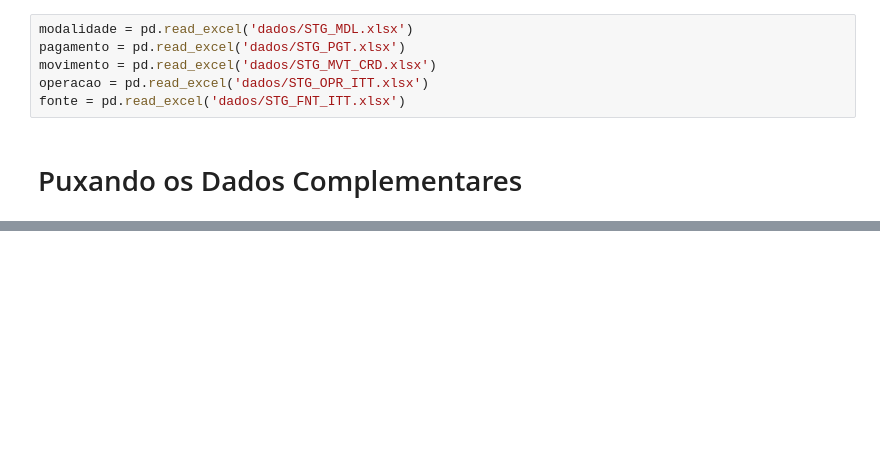
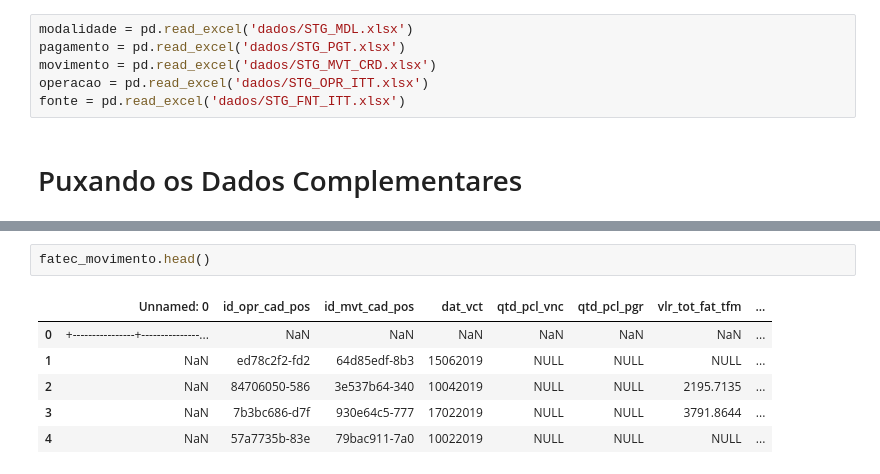
Before and after one commit to hsousadev/SPC-projeto-integrador, a Jupyter notebook: Entrega 3/Puxando Dados - Entrega 4.ipynb, the cells around one changed output, grey strips where cells are left out. Drawn from its saved outputs; the diff is of its cells as text; blank space fills up the shorter version.

```diff
--- a/Entrega 3/Puxando Dados - Entrega 4.ipynb
+++ b/Entrega 3/Puxando Dados - Entrega 4.ipynb
@@ -16,0 +48,9 @@ pessoa_fisica = pd.read_csv("dados/fatec_pessoa_fisica.csv", sep = '|', encoding
+# %%
+fatec_movimento.head()
+# %% [output]
+|  | Unnamed: 0 | id_opr_cad_pos | id_mvt_cad_pos | dat_vct | qtd_pcl_vnc | qtd_pcl_pgr | vlr_tot_fat_tfm | ... |
+| 0 | +----------------+---------------... | NaN | NaN | NaN | NaN | NaN | NaN | ... |
+| 1 | NaN | ed78c2f2-fd2 | 64d85edf-8b3 | 15062019 | NULL | NULL | NULL | ... |
+| 2 | NaN | 84706050-586 | 3e537b64-340 | 10042019 | NULL | NULL | 2195.7135 | ... |
+| 3 | NaN | 7b3bc686-d7f | 930e64c5-777 | 17022019 | NULL | NULL | 3791.8644 | ... |
+| 4 | NaN | 57a7735b-83e | 79bac911-7a0 | 10022019 | NULL | NULL | NULL | ... |
```
Also changed, not shown: parts of 44 cells of this notebook.
